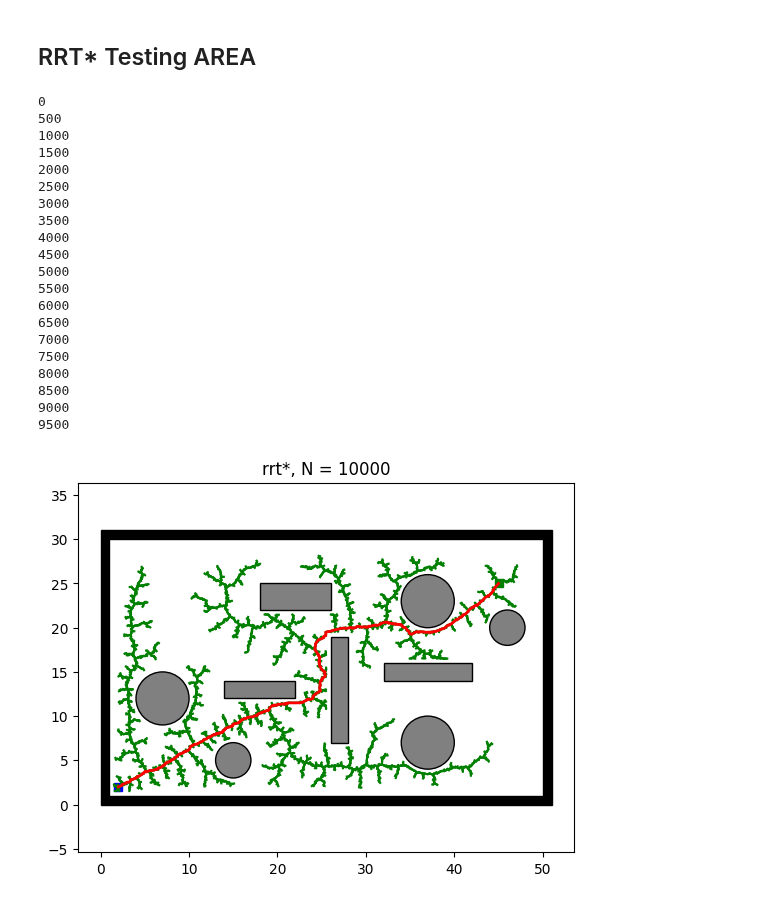
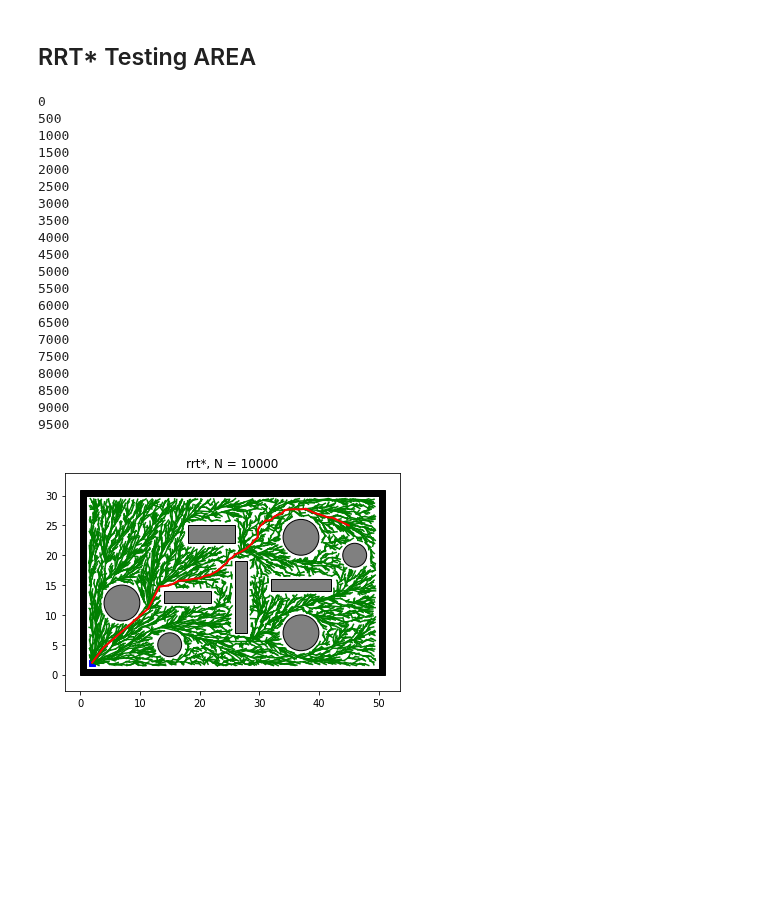
Before and after one commit to difra100/AMR_Testings, a Jupyter notebook: rrt_implemented/main.ipynb, the cells around one changed output. Drawn from its saved outputs; the diff is of its cells as text; code cells hidden in the pictures; blank space fills up the shorter version.

```diff
--- a/rrt_implemented/main.ipynb
+++ b/rrt_implemented/main.ipynb
@@ -5,28 +5,28 @@ from rrt_star import *
 # %%
 x_start = (2, 2)  # Starting node
 x_goal = (45, 25)  # Goal node
 
-rrt_star = RrtStar(x_start, x_goal, 0.1, 0.10, 20, 10000)  # step_len, goal_sample_rate, search_radius, iter_max
+rrt_star = RrtStar(x_start, x_goal, 10, 0, 20, 10000)  # step_len, goal_sample_rate, search_radius, iter_max
 rrt_star.planning()
 # %% [output]
 0
 500
 1000
 1500
 2000
 2500
 3000
 3500
 4000
 4500
 5000
 5500
 6000
 6500
 7000
 7500
 8000
 8500
 9000
 9500
-[figure, old version]
+[figure, new version]
```
Also changed, not shown: parts of 1 cell of this notebook, 5 other files.
